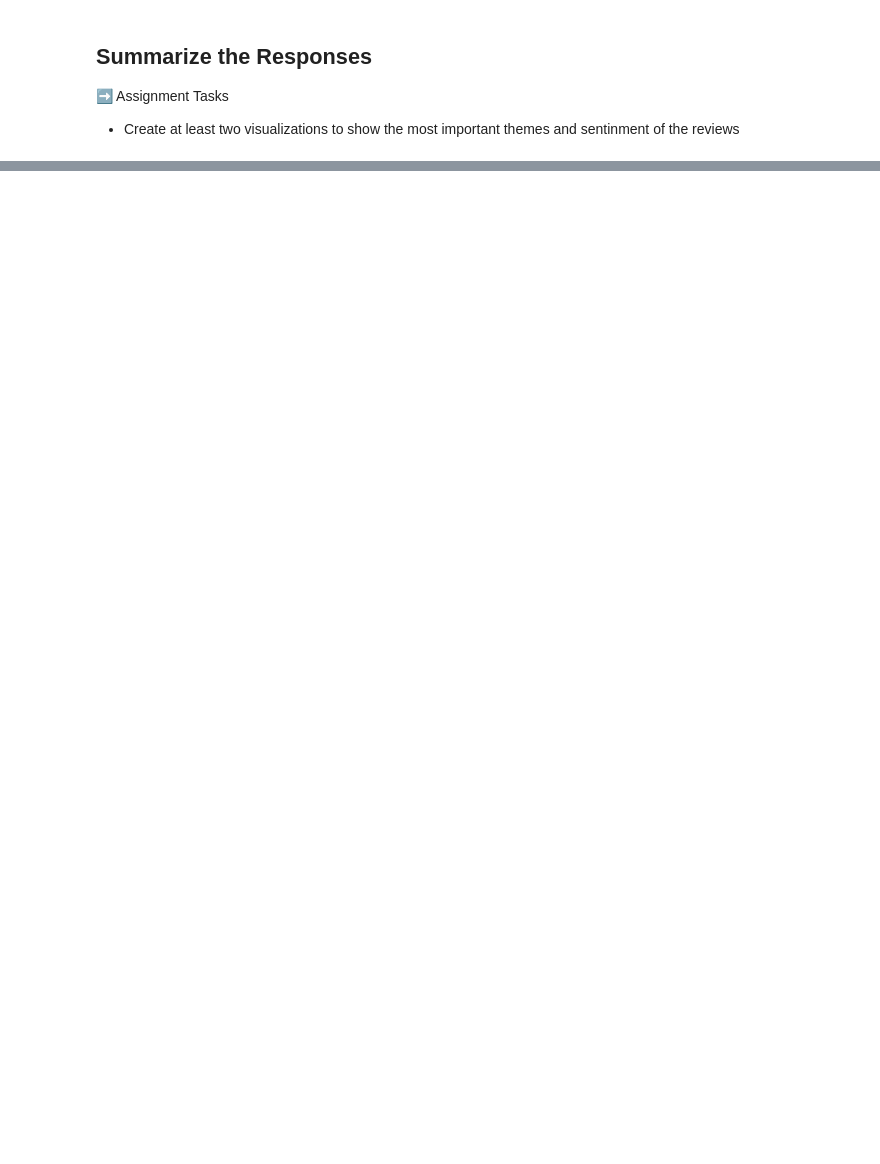
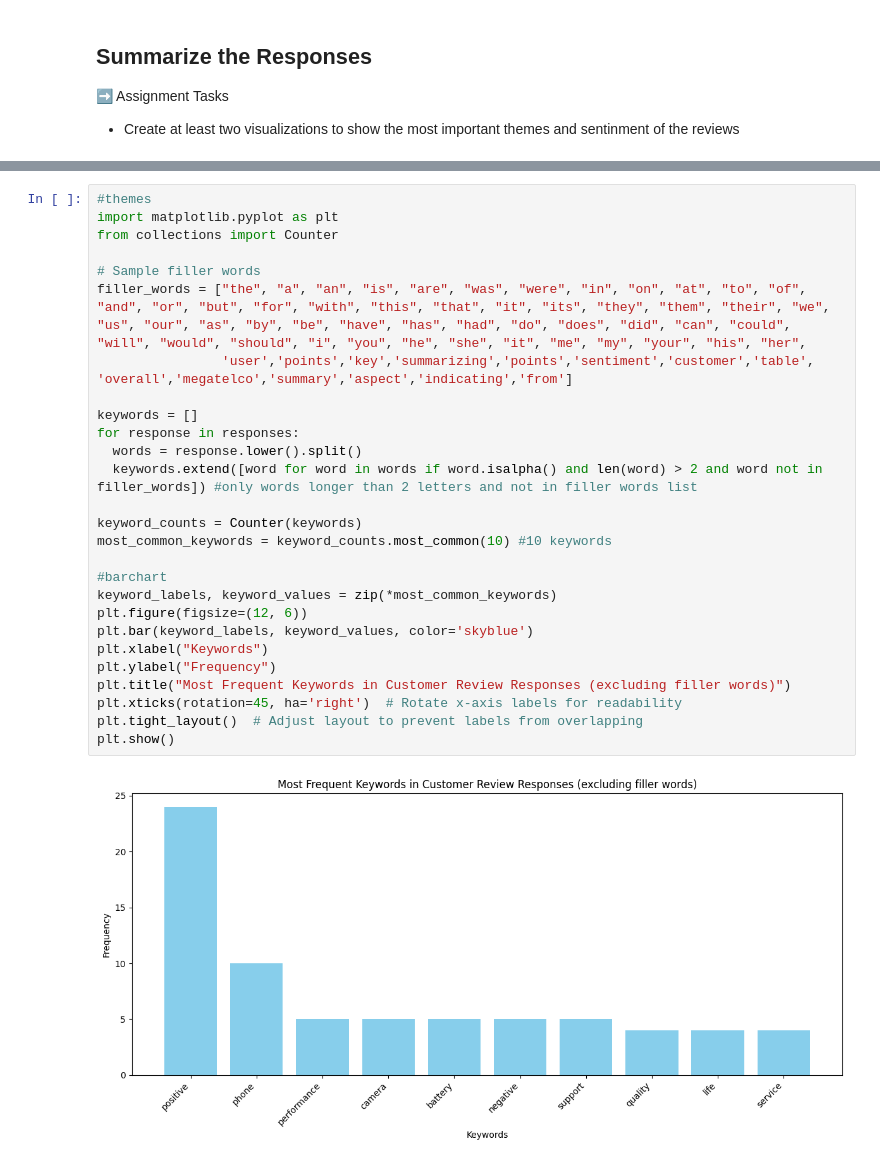
Before and after one commit to matiasarmesto/businessanalytics, a Jupyter notebook: Labs/Scripts/lab_14_megatelco_reviews.ipynb, the cells around one changed output, grey strips where cells are left out. Saved outputs shown, nothing was run; the diff lists cells and outputs as text; blank space fills up the shorter version.

```diff
--- a/Labs/Scripts/lab_14_megatelco_reviews.ipynb
+++ b/Labs/Scripts/lab_14_megatelco_reviews.ipynb
@@ -152,0 +148,29 @@ show(df)
+# %%
+#themes
+import matplotlib.pyplot as plt
+from collections import Counter
+
+# Sample filler words
+filler_words = ["the", "a", "an", "is", "are", "was", "were", "in", "on", "at", "to", "of", "and", "or", "but", "for", "with", "this", "that", "it", "its", "they", "them", "their", "we", "us", "our", "as", "by", "be", "have", "has", "had", "do", "does", "did", "can", "could", "will", "would", "should", "i", "you", "he", "she", "it", "me", "my", "your", "his", "her",
+                'user','points','key','summarizing','points','sentiment','customer','table', 'overall','megatelco','summary','aspect','indicating','from']
+
+keywords = []
+for response in responses:
+  words = response.lower().split()
+  keywords.extend([word for word in words if word.isalpha() and len(word) > 2 and word not in filler_words]) #only words longer than 2 letters and not in filler words list
+
+keyword_counts = Counter(keywords)
+most_common_keywords = keyword_counts.most_common(10) #10 keywords
+
+#barchart
+keyword_labels, keyword_values = zip(*most_common_keywords)
+plt.figure(figsize=(12, 6))
+plt.bar(keyword_labels, keyword_values, color='skyblue')
+plt.xlabel("Keywords")
+plt.ylabel("Frequency")
+plt.title("Most Frequent Keywords in Customer Review Responses (excluding filler words)")
+plt.xticks(rotation=45, ha='right')  # Rotate x-axis labels for readability
+plt.tight_layout()  # Adjust layout to prevent labels from overlapping
+plt.show()
+# %% [output]
+[figure, added]
```
Also changed, not shown: parts of 5 cells of this notebook.
